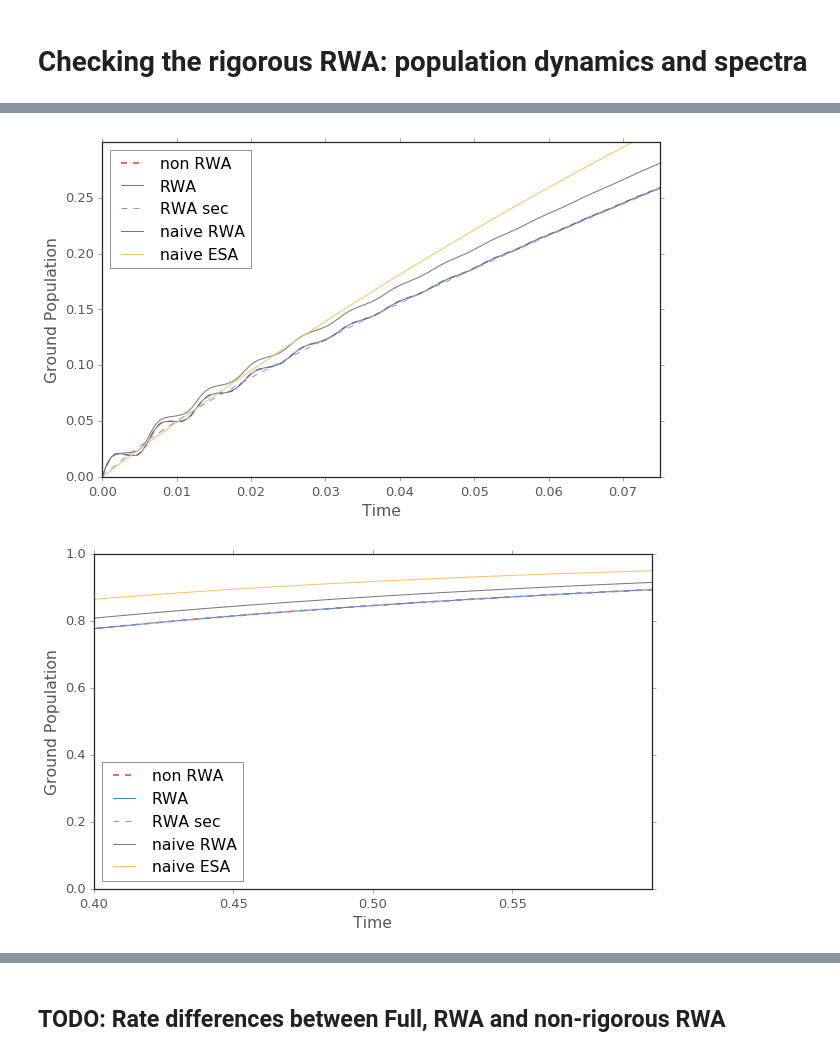
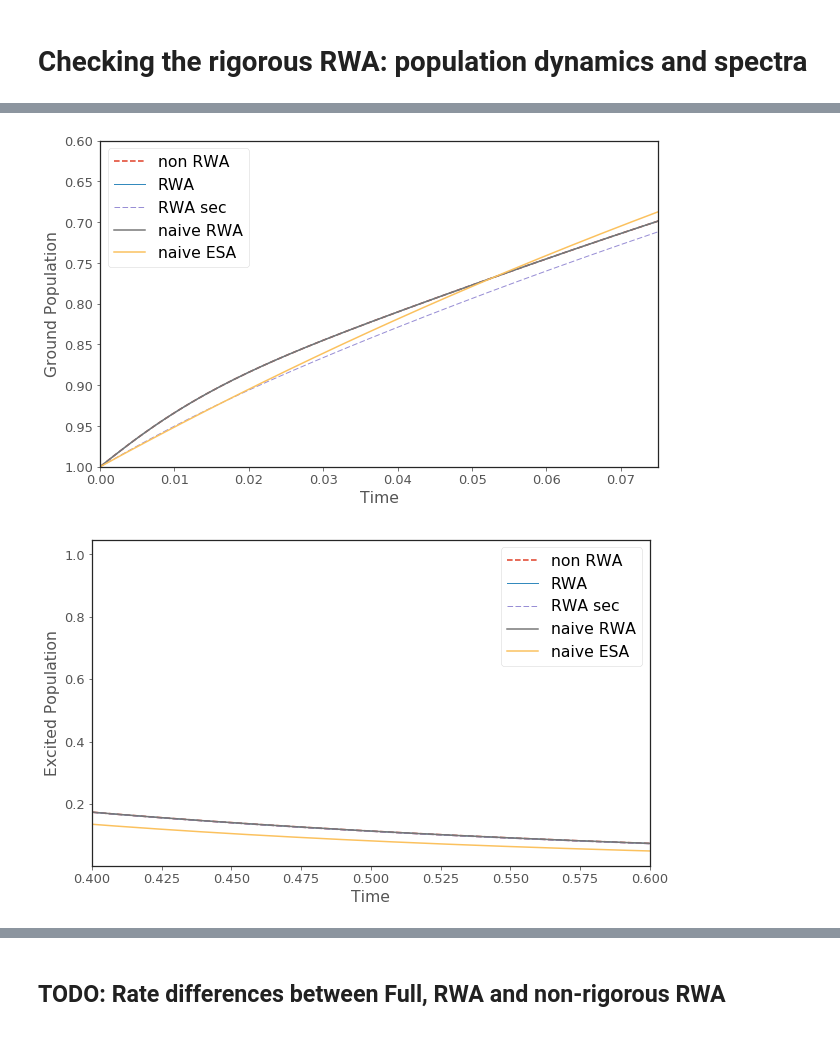
Before and after one commit to HenryMaguire/TLS-code, a Jupyter notebook: RWA_analysis.ipynb, the cells around one changed output, grey strips where cells are left out. Cells and saved outputs as stored; diff of their text form; code cells hidden in the pictures.

```diff
--- a/RWA_analysis.ipynb
+++ b/RWA_analysis.ipynb
@@ -39,23 +39,25 @@ E = ket([1])
 sigma = G*E.dag() # Definition of a sigma_- operator.
 J_EM = J_multipolar#EM.J_minimal
 # %%
+reload(RC)
+reload(EM)
 nTimeSteps = 1000
 timelist = np.linspace(0, 0.60, nTimeSteps)
 
 def dynamics_plotter(eps=1000., T_ph=300., w0_prop=0.1, alpha_prop=0.1,
                      Gamma_prop=0.1, T_EM=0., Gamma_EM_prop=0.005, N = 25):
 
-    Gamma, w0, alpha_ph, Gamma_EM = Gamma_prop*eps, w0_prop*eps, alpha_prop*eps, Gamma_EM_prop*eps
+    Gamma, w0, alpha_ph, Gamma_EM = Gamma_prop*eps, w0_prop*eps, alpha_prop*eps/pi, Gamma_EM_prop*eps
     L_RC, H_RC, A_EM, A_nrwa, _, _, _, _ = RC.RC_function_UD(sigma, eps, T_ph, Gamma, w0, alpha_ph, N)
 
-    #S_plus, S_minus, S_0 = EM.RWA_system_ops(H_RC, A_nrwa)
+    S_plus, S_minus, S_0 = EM.RWA_system_ops(H_RC, A_nrwa)
     L_nrwa = EM.L_non_rwa(H_RC, A_nrwa, eps, Gamma_EM, T_EM, J=J_EM)
-    """
+
     L_vib_ns = EM.L_nonsecular(H_RC, S_minus, eps, Gamma_EM, T_EM, J=J_EM).tidyup(atol=1E-9)
     L_vib_s = EM.L_vib_lindblad(H_RC, S_minus, eps, Gamma_EM, T_EM, J=J_EM).tidyup(atol=1E-9)
     L_em_ns = EM.L_nonsecular(H_RC, A_EM, eps, Gamma_EM, T_EM, J=J_EM, silent=True).tidyup(atol=1E-9)
     L_em_s = EM.L_vib_lindblad(H_RC, A_EM, eps, Gamma_EM, T_EM, J=J_EM, silent=True).tidyup(atol=1E-9)
-    """
+
     L_em = EM.L_EM_lindblad(eps, A_EM, Gamma_EM, T_EM, J_EM, silent=True)
     expects = [tensor(G*G.dag(), qeye(N)), tensor(E*G.dag()+G*E.dag(), qeye(N)),
                    tensor(E*E.dag(), qeye(N)), tensor(qeye(2), destroy(N).dag()*destroy(N)),
@@ -65,24 +67,24 @@ def dynamics_plotter(eps=1000., T_ph=300., w0_prop=0.1, alpha_prop=0.1,
     #DATA_wc = mesolve(H_S, initial_sys, timelist, [L_wc], expects_wc, progress_bar=True)
     #print H_RC.eigenenergies()
     #print eps-0.5*np.pi*alpha, eps+w0, eps-0.5*np.pi*alpha+w0
-    """DATA_rig = mesolve(H_RC, rho_0, timelist, [L_RC+L_vib_ns],
-                          expects, options=qt.Options(nsteps=1000), progress_bar=True).expect[0].real"""
+    DATA_rig = mesolve(H_RC, rho_0, timelist, [L_RC+L_vib_ns],
+                          expects, options=qt.Options(nsteps=1000), progress_bar=True).expect[2].real
     DATA_nrwa = mesolve(H_RC, rho_0, timelist, [L_RC+L_nrwa],
-                          expects, options=qt.Options(nsteps=1000), progress_bar=True).expect[0].real
-    """
+                          expects, options=qt.Options(nsteps=1000), progress_bar=True).expect[2].real
+
     DATA_rigsec = mesolve(H_RC, rho_0, timelist, [L_RC+L_vib_s],
-                          expects, options=qt.Options(nsteps=1000)).expect[0].real
+                          expects, options=qt.Options(nsteps=1000)).expect[2].real
     DATA_nonrig = mesolve(H_RC, rho_0, timelist, [L_RC+L_em_ns],
-                          expects, options=qt.Options(nsteps=1000)).expect[0].real"""
+                          expects, options=qt.Options(nsteps=1000)).expect[2].real
     DATA_ESA = mesolve(H_RC, rho_0, timelist, [L_RC+L_em],
-                          expects, options=qt.Options(nsteps=1000)).expect[0].real
+                          expects, options=qt.Options(nsteps=1000)).expect[2].real
     #DATA_nonrig_sec = mesolve(H_RC, rho_0, timelist, [L_RC+L_em_s],
-    #                      expects, options=qt.Options(nsteps=1000)).expect[0].real
+    #                      expects, options=qt.Options(nsteps=1000)).expect[2].real
     plt.figure(figsize=(10,6))
     plt.plot(timelist, DATA_nrwa, label='Full', ls='dashed', linewidth=1.6)
-    #plt.plot(timelist, DATA_rig, label='RWA', linewidth=1.)
-    #plt.plot(timelist, DATA_rigsec, label='RWA sec', ls='dashed',linewidth=1.0)
-    #plt.plot(timelist, DATA_nonrig, label='naive RWA')
+    plt.plot(timelist, DATA_rig, label='RWA', linewidth=1.)
+    plt.plot(timelist, DATA_rigsec, label='RWA sec', ls='dashed',linewidth=1.0)
+    plt.plot(timelist, DATA_nonrig, label='naive RWA')
     plt.plot(timelist, DATA_ESA, label='Additive')
     plt.xlim(timelist[0], timelist[-1])
     #plt.plot(timelist, DATA_nonrig, label='naive RWA sec', ls='dashed', linewidth=1.6)
@@ -96,7 +98,7 @@ def dynamics_plotter(eps=1000., T_ph=300., w0_prop=0.1, alpha_prop=0.1,
     plt.plot(timelist, DATA_rigsec, label='RWA sec', ls='dashed',linewidth=1.0)
     plt.plot(timelist, DATA_nonrig, label='naive RWA')
     plt.plot(timelist, DATA_ESA, label='naive ESA')
-    plt.ylim(0.,0.3)
+    plt.ylim(1.,0.6)
     plt.xlim(0.,0.075)
     #plt.plot(timelist, DATA_nonrig, label='naive RWA sec', ls='dashed', linewidth=1.6)
     plt.legend(loc='best')
@@ -112,10 +114,13 @@ def dynamics_plotter(eps=1000., T_ph=300., w0_prop=0.1, alpha_prop=0.1,
     #plt.plot(timelist, DATA_nonrig, label='naive RWA sec', ls='dashed', linewidth=1.6)
     plt.legend(loc='best')
     plt.xlim(timelist[-1]-0.2,timelist[-1])
-    plt.ylabel('Ground Population')
+    plt.ylabel('Excited Population')
     plt.xlabel('Time')
+
     plt.show()
+    return L_nrwa
 
-dynamics_plotter(alpha_prop=0.2, w0_prop=0.99, N=12)
-dynamics_plotter(alpha_prop=0.2, w0_prop=0.05, N=27)
+#dynamics_plotter(alpha_prop=0.2, w0_prop=0.99, N=12)
+#L = dynamics_plotter(alpha_prop=0.001, w0_prop=0.1, N=10)
+L = dynamics_plotter(alpha_prop=0.2, w0_prop=0.1, N=10)
 # %% [output]
@@ -140,2 +145,2 @@ Total run time:   3.25s
-[figure, old version]
+[figure, new version]
-[figure, old version]
+[figure, new version]
```
Also changed, not shown: parts of 4 cells of this notebook, 11 other files.
